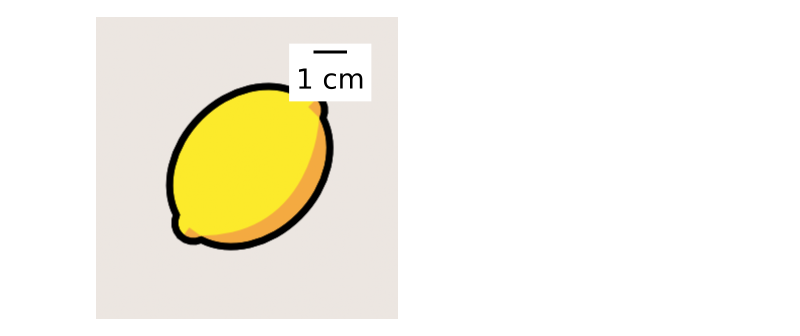
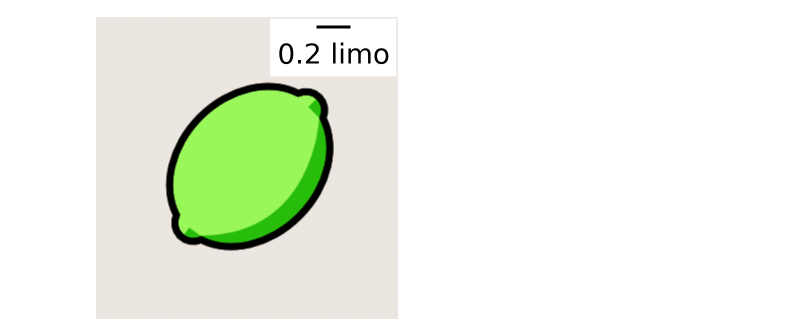
Before and after one commit to kolibril13/plywood-gallery-matplotlib-scalebar, a Jupyter notebook: h.ipynb, the cells around one changed output. Drawn from its saved outputs; the diff is of its cells as text; code cells hidden in the pictures.

```diff
--- a/h.ipynb
+++ b/h.ipynb
@@ -16,7 +14,7 @@ img = mpimg.imread('orange.png')
 # %%
-img = mpimg.imread('yellow.png')
+img = mpimg.imread('green.png')
 # %%
-scalebar = ScaleBar(0.3, "mm", border_pad=1)
+scalebar = ScaleBar(0.3, "mm",scale_formatter = lambda value, unit: f"{value/5} limo")
 imshow_bar(img,scalebar)
 # %% [output]
-[figure, old version]
+[figure, new version]
```
Also changed, not shown: parts of 11 cells of this notebook, 48 other files.
